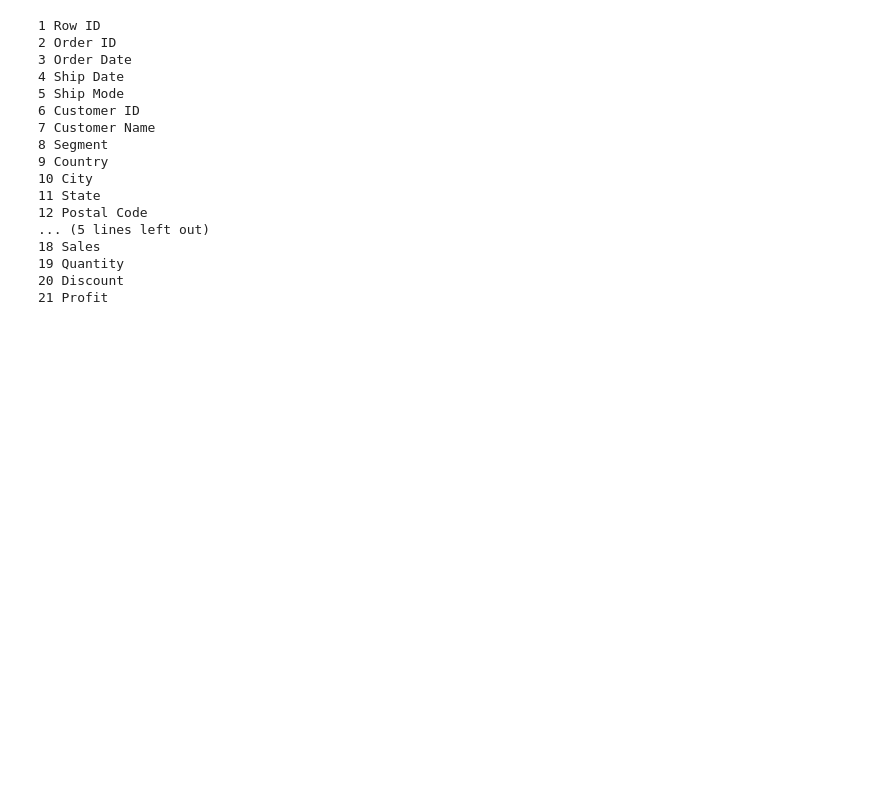
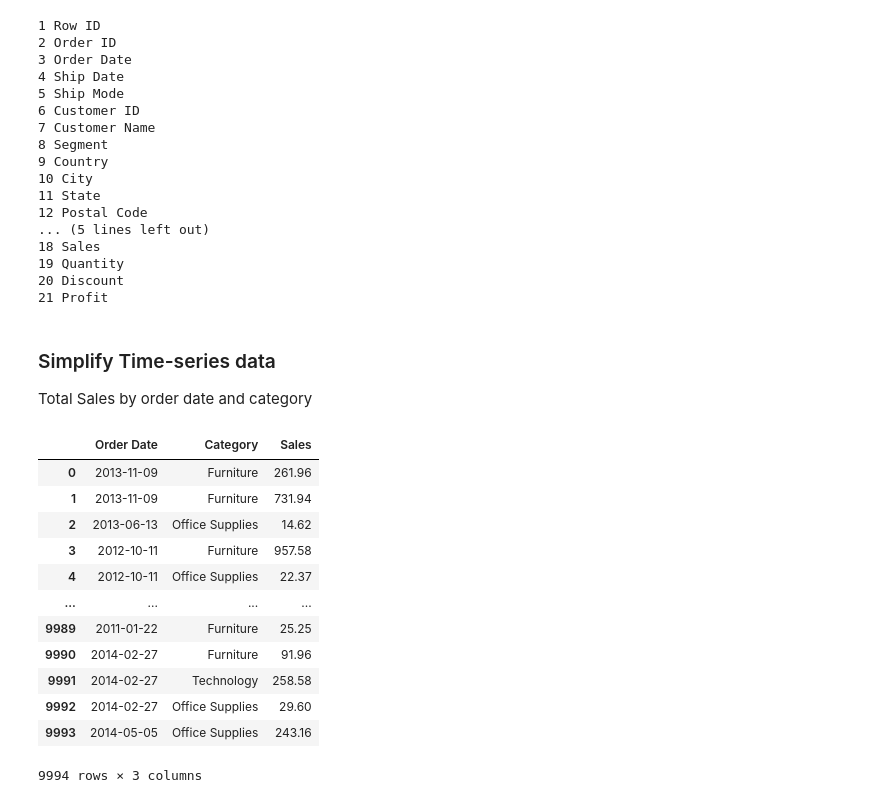
Before and after one commit to razielar/coursera_time_series_forecasting, a Jupyter notebook: coursera_time_series/week_1/pandas.time.series.ipynb, the cells around one changed output. Drawn from its saved outputs; the diff is of its cells as text; code cells hidden in the pictures; blank space fills up the shorter version.

```diff
--- a/coursera_time_series/week_1/pandas.time.series.ipynb
+++ b/coursera_time_series/week_1/pandas.time.series.ipynb
@@ -45,3 +55,23 @@ for i,j in enumerate(df.columns):
 19 Quantity
 20 Discount
 21 Profit
+# %% [markdown]
+### Simplify Time-series data
+Total Sales by order date and category
+# %%
+variables= ['Order Date', 'Category', 'Sales']
+df.loc[:, variables]
+# %% [output]
+|  | Order Date | Category | Sales |
+| 0 | 2013-11-09 | Furniture | 261.96 |
+| 1 | 2013-11-09 | Furniture | 731.94 |
+| 2 | 2013-06-13 | Office Supplies | 14.62 |
+| 3 | 2012-10-11 | Furniture | 957.58 |
+| 4 | 2012-10-11 | Office Supplies | 22.37 |
+| ... | ... | ... | ... |
+| 9989 | 2011-01-22 | Furniture | 25.25 |
+| 9990 | 2014-02-27 | Furniture | 91.96 |
+| 9991 | 2014-02-27 | Technology | 258.58 |
+| 9992 | 2014-02-27 | Office Supplies | 29.60 |
+| 9993 | 2014-05-05 | Office Supplies | 243.16 |
+9994 rows × 3 columns
```
Also changed, not shown: parts of 27 cells of this notebook.
